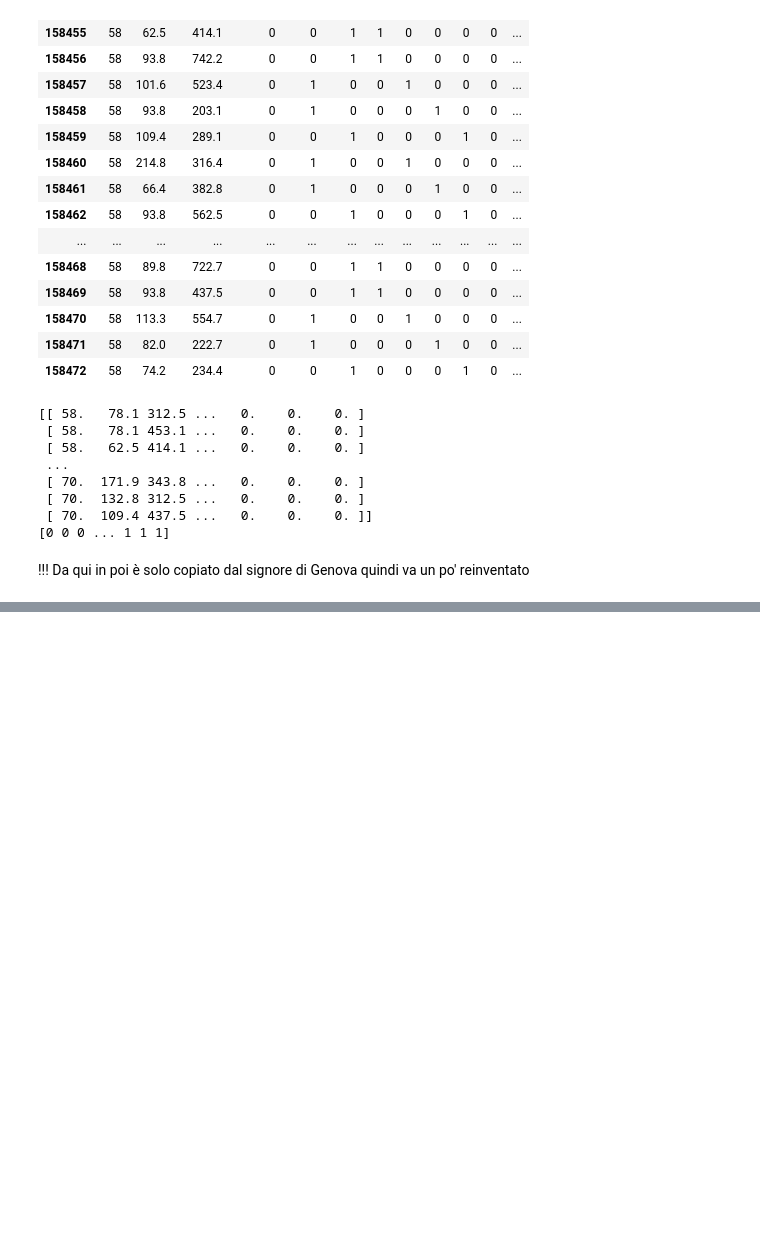
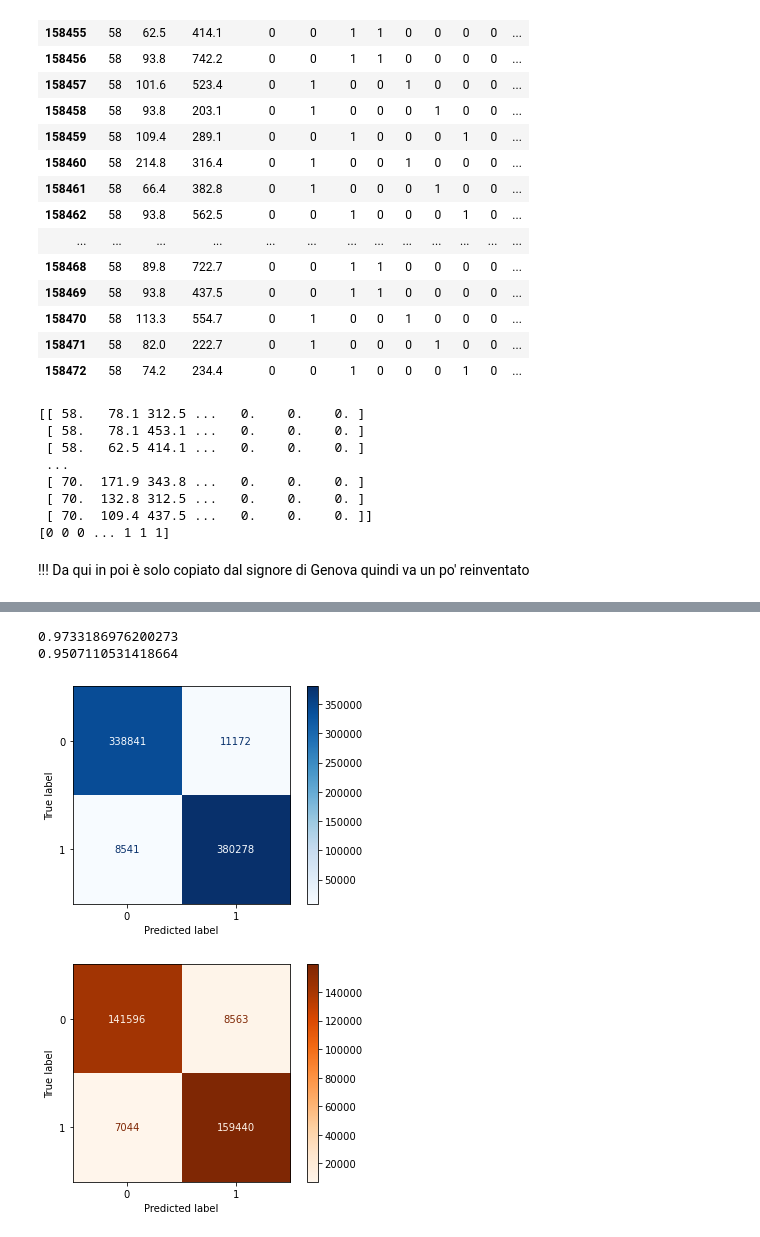
Before and after one commit to simonesinceri/ML-Project, a Jupyter notebook: parkinson.ipynb, the cells around one changed output, grey strips where cells are left out. Cells and saved outputs as stored; diff of their text form; code cells hidden in the pictures; blank space fills up the shorter version.

```diff
--- a/parkinson.ipynb
+++ b/parkinson.ipynb
@@ -356,0 +454,28 @@ y_pred_LogReg = classifierLogReg.predict(x_test)
+# %%
+# Random Forest classification
+
+from sklearn.ensemble import RandomForestClassifier
+classifierFOR = RandomForestClassifier(n_estimators = 10, criterion = 'entropy', random_state = 0)
+classifierFOR.fit(x_train, y_train)
+
+y_pred_FOR0 = classifierFOR.predict(x_train)
+y_pred_FOR = classifierFOR.predict(x_test)
+
+CM_FOR0 = confusion_matrix(y_train, y_pred_FOR0)
+PercFOR0 = (CM_FOR0[0,0]+CM_FOR0[1,1])/CM_FOR0.sum()
+
+CM_FOR = confusion_matrix(y_test, y_pred_FOR)
+PercFOR = (CM_FOR[0,0]+CM_FOR[1,1])/CM_FOR.sum()
+
+cmd0 = ConfusionMatrixDisplay(CM_FOR0)
+cmd = ConfusionMatrixDisplay(CM_FOR)
+cmd0.plot(cmap = "Blues")
+cmd.plot(cmap = "Oranges")
+
+print(PercFOR0)
+print(PercFOR)
+# %% [output]
+0.9733186976200273
+0.9507110531418664
+[figure, added]
+[figure, added]
```
Also changed, not shown: parts of 23 cells of this notebook.
